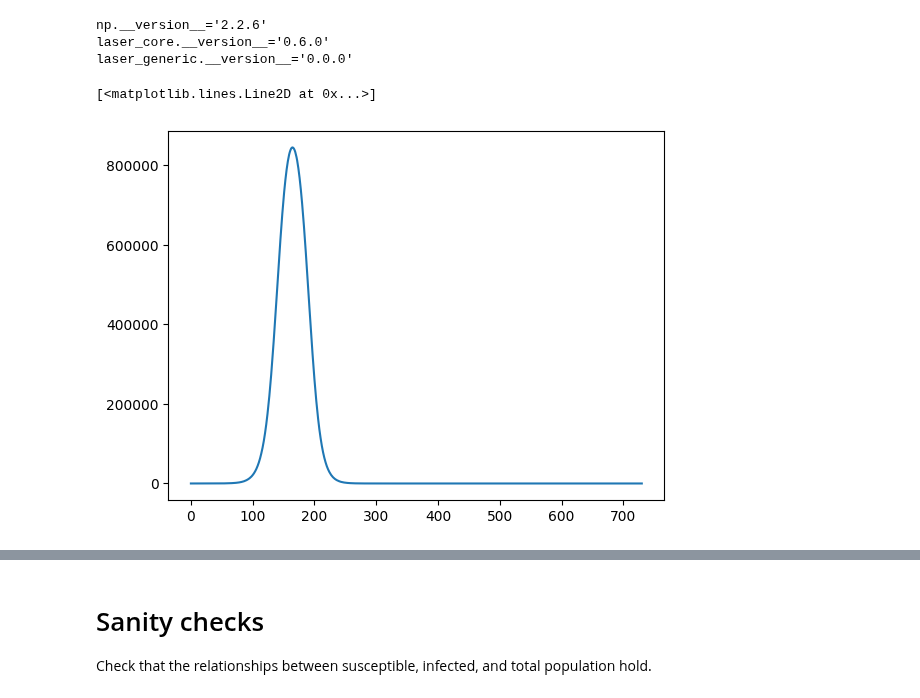
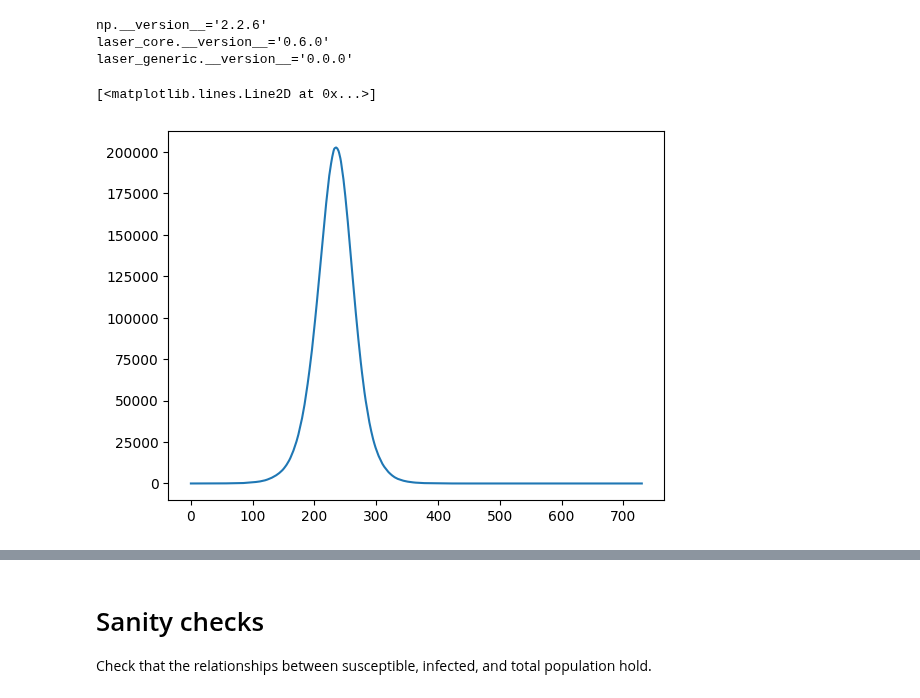
Before and after one commit to InstituteforDiseaseModeling/laser-generic, a Jupyter notebook: notebooks/04_SIR_nobirths_outbreak_size.ipynb, the cells around one changed output, grey strips where cells are left out. Saved outputs shown, nothing was run; the diff lists cells and outputs as text; code cells hidden in the pictures.

```diff
--- a/notebooks/04_SIR_nobirths_outbreak_size.ipynb
+++ b/notebooks/04_SIR_nobirths_outbreak_size.ipynb
@@ -75,37 +68,0 @@ from laser_generic.newutils import grid
-# %%
-pop = 1e6
-nticks = 730
-# scenario = pd.DataFrame(data=[["homenode", pop]], columns=["name", "population"])
-
-scenario = grid(M=1, N=1, node_size_km=10, population_fn=lambda x,y: pop, origin_x=0, origin_y=0)
-initial_infected = 1
-scenario["S"] = scenario.population - initial_infected
-scenario["I"] = initial_infected
-scenario["R"] = 0
-
-parameters = PropertySet({"seed": 2, "nticks": nticks, "verbose": True, "beta": 0.1, "inf_mean": 50})
-
-# model = Model(scenario, parameters)
-# model.components = [
-#     Susceptibility,
-#     Transmission,
-#     Infection,
-# ]
-
-# set_initial_susceptibility_randomly(model, 1.0)
-# seed_infections_randomly(model, ninfections=1)
-
-model = SIR.Model(scenario, parameters)
-
-draw = partial(np.random.normal, loc=parameters.inf_mean, scale=2)
-model.infectious_duration_distribution = lambda size: np.clip(
-    np.round(draw(size=size)).astype(np.uint8), a_min=1, a_max=None
-)
-
-model.components = [SIR.Susceptible(model), SIR.Recovered(model), SIR.Infectious(model), SIR.Transmission(model)] # , SIS.VitalDynamics(model)]
-
-model.run()
-plt.plot(model.nodes.I)
-# %% [output]
-[<matplotlib.lines.Line2D at 0x...>]
-[figure, removed]
@@ -112,3 +108,38 @@ plt.plot(model.nodes.I)
+# %%
+pop = 1e6
+initial_infected = 1
+parameters = PropertySet({"seed": 2, "nticks": 730, "verbose": True, "beta": 0.1, "inf_mean": 50, "cbr": 0.0, "cdr": 0.0})
+parameters = PropertySet({"seed": 2, "nticks": 730, "verbose": True, "beta": 0.1, "inf_mean": 15, "cbr": 0.0, "cdr": 0.0})
+
+model = create_single_node_model(
+    population=pop,
+    init_inf=initial_infected,
+    init_rec=0,
+    parameters=parameters,
+)
+
+inf_mean = np.float32(parameters.inf_mean)
+@nb.njit(nogil=True, cache=True)
+def infectious_duration_distribution():
+    draw = np.random.normal(loc=inf_mean, scale=2)
+    rounded = np.round(draw)
+    asuint8 = np.uint8(rounded)
+    clipped = np.maximum(1, asuint8)
+    return clipped
+
+model.infectious_duration_fn = infectious_duration_distribution
+
+# We're setting up a population with no births or deaths, so these demographics won't be used.
+# Sampling this pyramid will return indices in [0, 88] with equal probability.
+# model.pyramid = AliasedDistribution(np.full(89, 1_000))
+# The survival function will return the probability of surviving past each age.
+# model.survival = KaplanMeierEstimator(np.full(89, 1_000).cumsum())
+
+model.run()
+plt.plot(model.nodes.I)
+# %% [output]
+[<matplotlib.lines.Line2D at 0x...>]
+[figure, added]
 # %%
 plt.plot(model.nodes.S, color="blue")
 plt.plot(model.nodes.I, color="red")
```
Also changed, not shown: parts of 8 cells of this notebook, 11 other files.
